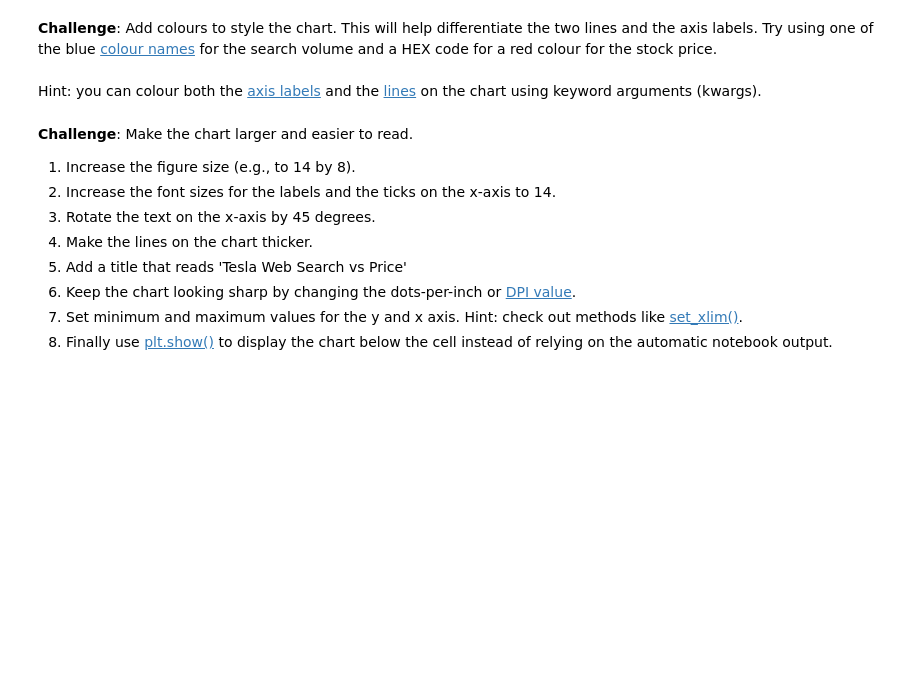
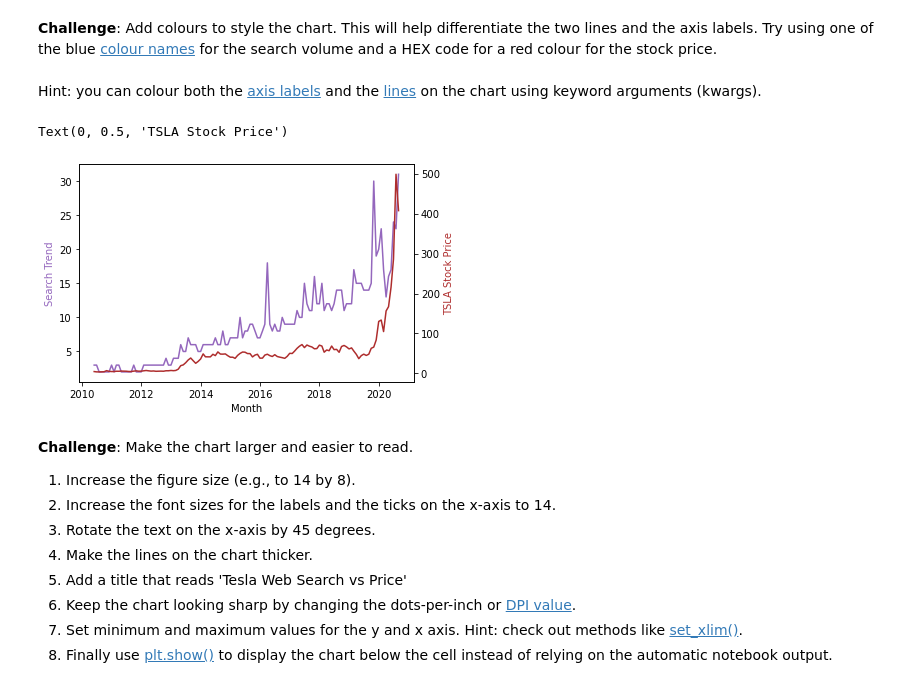
Before and after one commit to Joshua-Jenkins33/100DaysOfPython, a Jupyter notebook: 074_Day_74_Google_Trends_Data_Resampling_and_Visualizing_Time_Series/Google Trends Data Viz/Google Trends and Data Visualisation (start).ipynb, the cells around one changed output. Cells and saved outputs as stored; diff of their text form; code cells hidden in the pictures; blank space fills up the shorter version.

```diff
--- a/074_Day_74_Google_Trends_Data_Resampling_and_Visualizing_Time_Series/Google Trends Data Viz/Google Trends and Data Visualisation (start).ipynb
+++ b/074_Day_74_Google_Trends_Data_Resampling_and_Visualizing_Time_Series/Google Trends Data Viz/Google Trends and Data Visualisation (start).ipynb
@@ -245,6 +258,19 @@ df_btc_monthly.head()
 <br>
 <br>
 Hint: you can colour both the [axis labels](https://matplotlib.org/3.3.2/api/text_api.html#matplotlib.text.Text) and the [lines](https://matplotlib.org/3.2.1/api/_as_gen/matplotlib.lines.Line2D.html#matplotlib.lines.Line2D) on the chart using keyword arguments (kwargs).
+# %%
+ax1 = plt.gca()
+ax2 = ax1.twinx()
+
+ax1.plot(df_tesla.MONTH, df_tesla.TSLA_WEB_SEARCH, 'tab:purple')
+ax2.plot(df_tesla.MONTH, df_tesla.TSLA_USD_CLOSE, '#ae2d2d')
+
+ax1.set_xlabel('Month')
+ax1.set_ylabel('Search Trend', color='tab:purple')
+ax2.set_ylabel('TSLA Stock Price', color='#ae2d2d')
+# %% [output]
+Text(0, 0.5, 'TSLA Stock Price')
+[figure, added]
 # %% [markdown]
 **Challenge**: Make the chart larger and easier to read.
 1. Increase the figure size (e.g., to 14 by 8).
```
Also changed, not shown: parts of 2 cells of this notebook, 1 other file.
